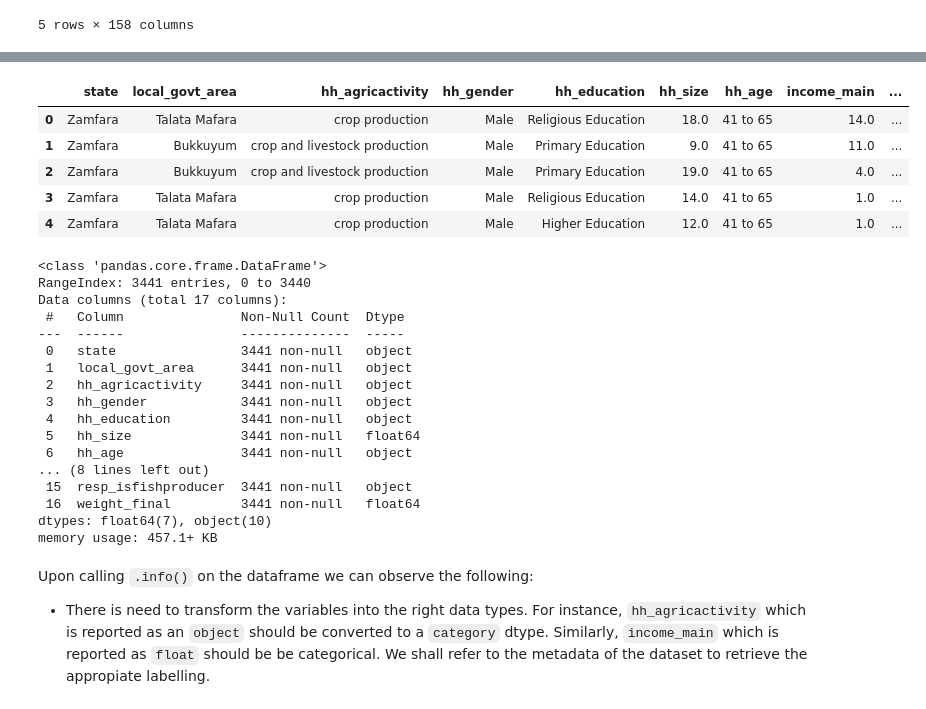
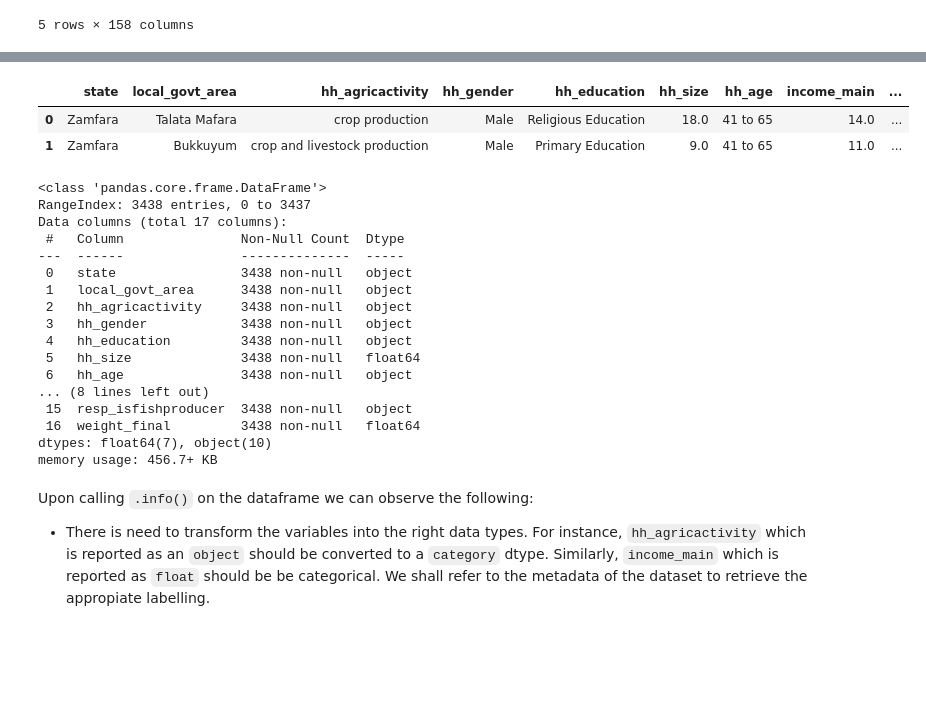
Before and after one commit to decorouz/Food_Insecurity_Indicators_Analysis, a Jupyter notebook: notebooks/2_eda.ipynb, the cells around one changed output, grey strips where cells are left out. Saved outputs shown, nothing was run; the diff lists cells and outputs as text; code cells hidden in the pictures; blank space fills up the shorter version.

```diff
--- a/notebooks/2_eda.ipynb
+++ b/notebooks/2_eda.ipynb
@@ -90,5 +56,5 @@ import seaborn as sns
 sns.set_theme(style="white", palette="pastel")
 # %%
 # Load the dataset into the DataFrame
-data = pd.read_csv("../data/fies_clean_data.csv")
+data = pd.read_csv("../data/fao_round6_ng_clean_data.csv")
 # %% [markdown]
@@ -159,39 +601,35 @@ and 62.8% of household heads had no education or did not complete primary school
 # %%
 demo_cols = ["state","local_govt_area", "hh_agricactivity", "hh_gender",  "hh_education",
-             "hh_size", "hh_age", "income_main", "income_main_cat", "income_main_comp","crp_landsize_ha",
-             "income_sec","income_third", "resp_islsproducer", "resp_iscropproducer",
-             "resp_isfishproducer","weight_final"]
+             "hh_size", "hh_age", "income_main", "income_sec", "income_third", "income_main_cat", "income_main_comp","crp_landsize_ha",
+             "resp_islsproducer", "resp_iscropproducer", "resp_isfishproducer","weight_final"]
 
 demo_df = data.loc[:, demo_cols]
 # %%
-demo_df.head()
+demo_df.head(2)
 # %% [output]
 |  | state | local_govt_area | hh_agricactivity | hh_gender | hh_education | hh_size | hh_age | income_main | ... |
 | 0 | Zamfara | Talata Mafara | crop production | Male | Religious Education | 18.0 | 41 to 65 | 14.0 | ... |
 | 1 | Zamfara | Bukkuyum | crop and livestock production | Male | Primary Education | 9.0 | 41 to 65 | 11.0 | ... |
-| 2 | Zamfara | Bukkuyum | crop and livestock production | Male | Primary Education | 19.0 | 41 to 65 | 4.0 | ... |
-| 3 | Zamfara | Talata Mafara | crop production | Male | Religious Education | 14.0 | 41 to 65 | 1.0 | ... |
-| 4 | Zamfara | Talata Mafara | crop production | Male | Higher Education | 12.0 | 41 to 65 | 1.0 | ... |
 # %%
 demo_df.info()
 # %% [output]
 <class 'pandas.core.frame.DataFrame'>
-RangeIndex: 3441 entries, 0 to 3440
+RangeIndex: 3438 entries, 0 to 3437
 Data columns (total 17 columns):
  #   Column               Non-Null Count  Dtype
 ---  ------               --------------  -----
- 0   state                3441 non-null   object
- 1   local_govt_area      3441 non-null   object
- 2   hh_agricactivity     3441 non-null   object
- 3   hh_gender            3441 non-null   object
- 4   hh_education         3441 non-null   object
- 5   hh_size              3441 non-null   float64
- 6   hh_age               3441 non-null   object
+ 0   state                3438 non-null   object
+ 1   local_govt_area      3438 non-null   object
+ 2   hh_agricactivity     3438 non-null   object
+ 3   hh_gender            3438 non-null   object
+ 4   hh_education         3438 non-null   object
+ 5   hh_size              3438 non-null   float64
+ 6   hh_age               3438 non-null   object
 ... (8 lines left out)
- 15  resp_isfishproducer  3441 non-null   object
- 16  weight_final         3441 non-null   float64
+ 15  resp_isfishproducer  3438 non-null   object
+ 16  weight_final         3438 non-null   float64
 dtypes: float64(7), object(10)
-memory usage: 457.1+ KB
+memory usage: 456.7+ KB
 # %% [markdown]
 Upon calling `.info()` on the dataframe we can observe the following:
 * There is need to transform the variables into the right data types. For instance, `hh_agricactivity`
```
Also changed, not shown: parts of 122 cells of this notebook.
